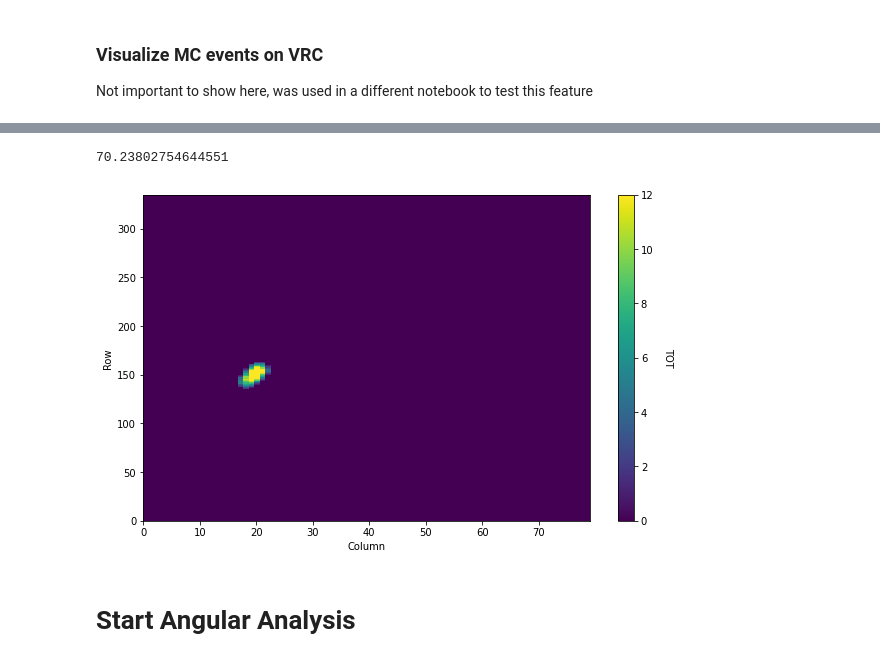
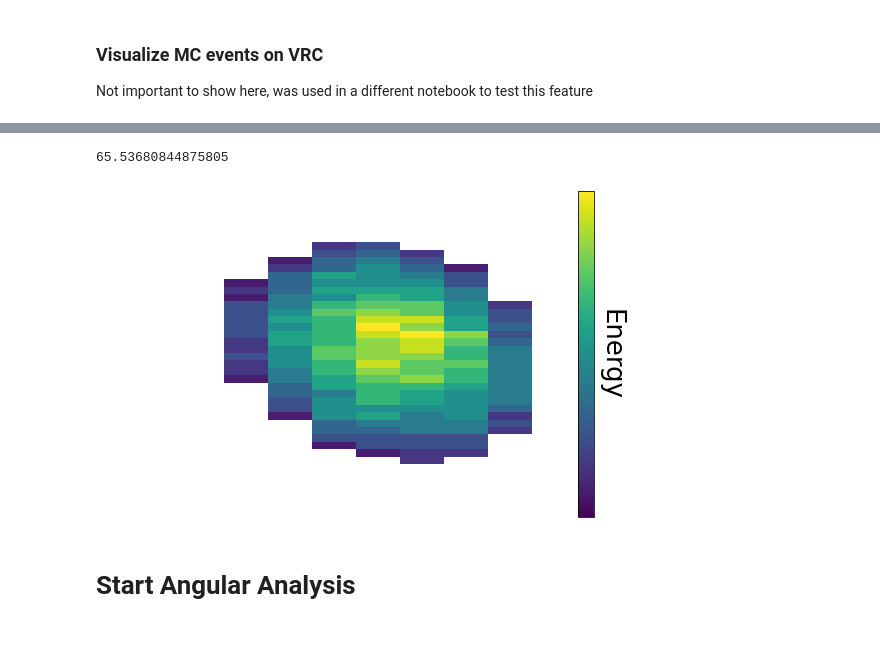
Before and after one commit to jschuel/jeff_workspace, a Jupyter notebook: analysis/phase3/with_sim/Calibrations_and_angular_analysis_final.ipynb, the cells around one changed output, grey strips where cells are left out. Cells and saved outputs as stored; diff of their text form; code cells hidden in the pictures.

Commit message:
updated analysis considerably

```diff
--- a/analysis/phase3/with_sim/Calibrations_and_angular_analysis_final.ipynb
+++ b/analysis/phase3/with_sim/Calibrations_and_angular_analysis_final.ipynb
@@ -675,13 +759,14 @@ for tpc in tpcs:
 # %%
 
-crit = {'palila': 9.0, 'iiwi': 8.8, 'tako': 4.6, 'nene': 5.6, 'elepaio': 6.4, 'humu': 6.4} #actual chosen veto
-crit2 = {'palila': 4.8, 'iiwi': 3.8, 'tako': 2.0, 'nene': 4.6, 'elepaio': 3.6, 'humu': 4.2} #MC predicted veto
+#crit = {'palila': 9.0, 'iiwi': 8.8, 'tako': 4.6, 'nene': 5.6, 'elepaio': 6.4, 'humu': 6.4} #actual chosen veto
+#crit2 = {'palila': 4.8, 'iiwi': 3.8, 'tako': 2.0, 'nene': 4.6, 'elepaio': 3.6, 'humu': 4.2} #MC predicted veto
+crit = {'palila': 8.8, 'iiwi': 8.8, 'tako': 5.0, 'nene': 5.6, 'elepaio': 6.0, 'humu': 6.2}
 plt.rc('legend', fontsize=18)
 plt.rc('xtick', labelsize=26)
 plt.rc('ytick', labelsize=26)
 plt.rc('axes', labelsize=28)
 plt.rc('axes', titlesize=28)
-fig, ax = plt.subplots(nrows = 2, ncols = 3, figsize = (20,10))
+fig, ax = plt.subplots(nrows = 2, ncols = 3, figsize = (22,10))
 i=1
 pos = ['z=-5.6m', 'z=+6.6m', 'z=-8.0m', 'z=+14m', 'z=-14m', 'z=+16m']
 axs = [ax[0,0], ax[1,0], ax[0,1], ax[1,1], ax[0,2], ax[1,2]]
@@ -693,11 +778,11 @@ for tpc in ['palila', 'iiwi', 'tako', 'nene', 'elepaio', 'humu']:
     #print(df.loc[np.abs(df['E']-crit[tpc])<0.0001].iloc[0])
     #plt.subplot(3,2,i)
     c=axs[i-1].scatter(efficiency[tpc],purity[tpc],c=E)#,norm=matplotlib.colors.LogNorm(vmin = 1, vmax = 20))
-    axs[i-1].plot(df.loc[np.abs(df['E']-crit[tpc])<0.0001]['efficiency'].iloc[0],df.loc[np.abs(df['E']-crit[tpc])<0.0001]['purity'].iloc[0],'x',markersize = 15,color = 'red',label='X-ray Veto: %s keV'%(round(crit[tpc],2)))
+    axs[i-1].plot(df.loc[np.abs(df['E']-crit[tpc])<0.0001]['efficiency'].iloc[0],df.loc[np.abs(df['E']-crit[tpc])<0.0001]['purity'].iloc[0],'s',markersize = 10,color = 'red',label='X-ray veto:      %s keV \nPurity$_\mathrm{MC}$:          %s \nEst. Purity$_\mathrm{Data}$: %s\nEfficiency$_\mathrm{MC}$:    %s'%(round(crit[tpc],2),round(df.loc[np.abs(df['E']-crit[tpc])<0.0001]['purity'].iloc[0],3),round(1-(pd.Series(e_leak[tpc]).dropna().sum()/len(data[tpc].loc[(data[tpc]['track_energy']>crit[tpc])&(data[tpc]['is_recoil']==1)&(data[tpc]['new_length']<=4000)])),3),round(df.loc[np.abs(df['E']-crit[tpc])<0.0001]['efficiency'].iloc[0],3)))
     #axs[i-1].plot(df.loc[np.abs(df['E']-crit2[tpc])<0.0001]['efficiency'].iloc[0],df.loc[np.abs(df['E']-crit2[tpc])<0.0001]['purity'].iloc[0],'s',markersize = 6,color = 'magenta',label='MC Predicted X-ray Veto: %s keV'%(round(crit2[tpc],2)))
-    axs[i-1].hlines(df.loc[np.abs(df['E']-crit[tpc])<0.0001]['purity'].iloc[0], 0,df.loc[np.abs(df['E']-crit[tpc])<0.0001]['efficiency'].iloc[0],linestyle='--',lw = 1, color = 'red')
+    axs[i-1].hlines(df.loc[np.abs(df['E']-crit[tpc])<0.0001]['purity'].iloc[0], 0,df.loc[np.abs(df['E']-crit[tpc])<0.0001]['efficiency'].iloc[0],linestyle='--',lw = 1.2, color = 'red')
     print(tpc, df.loc[np.abs(df['E']-crit[tpc])<0.0001]['purity'].iloc[0])
-    axs[i-1].vlines(df.loc[np.abs(df['E']-crit[tpc])<0.0001]['efficiency'].iloc[0], 0,df.loc[np.abs(df['E']-crit[tpc])<0.0001]['purity'].iloc[0],linestyle='--',lw = 1, color = 'red')
+    axs[i-1].vlines(df.loc[np.abs(df['E']-crit[tpc])<0.0001]['efficiency'].iloc[0], 0,df.loc[np.abs(df['E']-crit[tpc])<0.0001]['purity'].iloc[0],linestyle='--',lw = 1.2, color = 'red')
     axs[i-1].set_xlabel('Recoil Efficiency')
     axs[i-1].set_ylabel('Recoil Purity')
     axs[i-1].set_xlim(0,1)
@@ -714,7 +799,7 @@ cbar_ax = fig.add_axes([1, 0.08, 0.012, 0.88])
 fig.colorbar(c,cax=cbar_ax).set_label(r'$E_{veto}$',rotation=270,labelpad=30)
 fig.subplots_adjust(right=0.6)
 plt.tight_layout()
-plt.savefig("test.jpg", dpi = 300, bbox_inches='tight')
+plt.savefig("test.jpg", dpi = 200, bbox_inches='tight')
 plt.show()
 # %% [markdown]
 ## Summary of xray veto choice
@@ -736,8 +821,9 @@ Do it brute force: Inefficient and slow, but it works for now
 # %% [markdown]
 ### Call class again with recoils only for accurate data/MC ratios
 # %%
-b = analysis(E_cut = {'palila': 9.0, 'iiwi': 8.8, 'tako': 4.6, 'nene': 5.6, 'elepaio': 6.4, 'humu': 6.4}, E_cut_err = 0, recoils_only = True,  fei4_restrict = True)
-bf = analysis(E_cut = {'palila': 9.0, 'iiwi': 8.8, 'tako': 4.6, 'nene': 5.6, 'elepaio': 6.4, 'humu': 6.4}, E_cut_err = 0, recoils_only = True,  fei4_restrict = False)
+crit = {'palila': 8.8, 'iiwi': 8.8, 'tako': 5.0, 'nene': 5.6, 'elepaio': 6.0, 'humu': 6.2}
+b = analysis(E_cut = crit, E_cut_err = 0, recoils_only = True,  fei4_restrict = True)
+bf = analysis(E_cut = crit, E_cut_err = 0, recoils_only = True,  fei4_restrict = False)
 # %%
 crit = {'palila': 9.0, 'iiwi': 8.8, 'tako': 4.6, 'nene': 5.6, 'elepaio': 6.4, 'humu': 6.4}
 tpcs = crit.keys()
@@ -895,24 +1105,41 @@ def plot_event_and_vrc(df, i, color = 'cyan'):
 plot_event_and_vrc(MC['palila'].loc[(MC['palila']['bgType']=='RBB_Lumi')&(MC['palila']['VRC_id']==9)],2)
 # %%
 def plot_event(tmp, i, color = 'cyan'):
-    df = tmp.loc[(tmp['track_energy']>69) & (tmp['track_energy']<71)]
-    e,f,g,h = plt.hist2d(df['column'].iloc[i], df['row'].iloc[i], weights = df['tot'].iloc[i], bins = [80,336], range = [(0,79),(0,335)], vmin = 0, vmax = 12,cmap ='viridis')
-    plt.colorbar(h).set_label('TOT', rotation = 270, labelpad = 20)
-    #plt.vlines(-79, -670, 670, color = color)
-    #plt.vlines(0, -670, 670, color = color)
-    #plt.vlines(79, -670, 670, color = color)
-    #plt.hlines(-335, -159, 159, color = color)
-    #plt.hlines(0, -159, 159, color = color)
-    #plt.hlines(335, -159, 159, color = color)
-    plt.xlabel('Column')
-    plt.ylabel('Row')
+    cmap = plt.cm.viridis
+    cmap.set_under(color='white')
+    fig, ax = plt.subplots(figsize = (10,6))
+    df = tmp.loc[(tmp['track_energy']>60) & (tmp['track_energy']<80) & (tmp['x'].apply(lambda x: x.max())<7500)
+                     & (tmp['x'].apply(lambda x: x.max())>2500)
+                     & (tmp['y'].apply(lambda x: x.max())<5880)
+                     & (tmp['y'].apply(lambda x: x.max())>1680)]
+    e,f,g,h = ax.hist2d(df['column'].iloc[i], df['row'].iloc[i], weights = df['tot'].iloc[i], bins = [80,336], range = [(0,79),(0,335)], vmin = 0.1, vmax = 12,cmap =cmap)
+    #ax.colorbar(h).set_label('TOT', rotation = 270, labelpad = 20)
+    co = plt.colorbar(h)
+    co.set_label('Energy', rotation = 270,labelpad = 30)
+    co.set_ticks([])
+    #ax.vlines(-79, -670, 670, color = color)
+    #ax.vlines(0, -670, 670, color = color)
+    #ax.vlines(79, -670, 670, color = color)
+    #ax.hlines(-335, -159, 159, color = color)
+    #ax.hlines(0, -159, 159, color = color)
+    #ax.hlines(335, -159, 159, color = color)
+    #ax.xlabel('Column')
+    #ax.ylabel('Row')
     print(df['track_energy'].iloc[i])
-fig = plt.figure(figsize = (10,6))
-plot_event(Lumi['palila'].loc[Lumi['palila']['is_recoil']==1],6)
-#plt.ylim(0,150)
+    ax.set_xlim(20,30)
+    ax.set_ylim(260,304)
+    ax.set_xticks([])
+    ax.set_yticks([])
+    ax.spines['top'].set_visible(False)
+    ax.spines['right'].set_visible(False)
+    ax.spines['bottom'].set_visible(False)
+    ax.spines['left'].set_visible(False)
+    #ax.grid()
+plot_event(Lumi['palila'],3)
+#ax.ylim(0,150)
 # %% [output]
-70.23802754644551
+65.53680844875805
-[figure, old version]
+[figure, new version]
 # %% [markdown]
 # Start Angular Analysis
 # %% [markdown]
```
Also changed, not shown: parts of 28 cells of this notebook, 28 other files.
